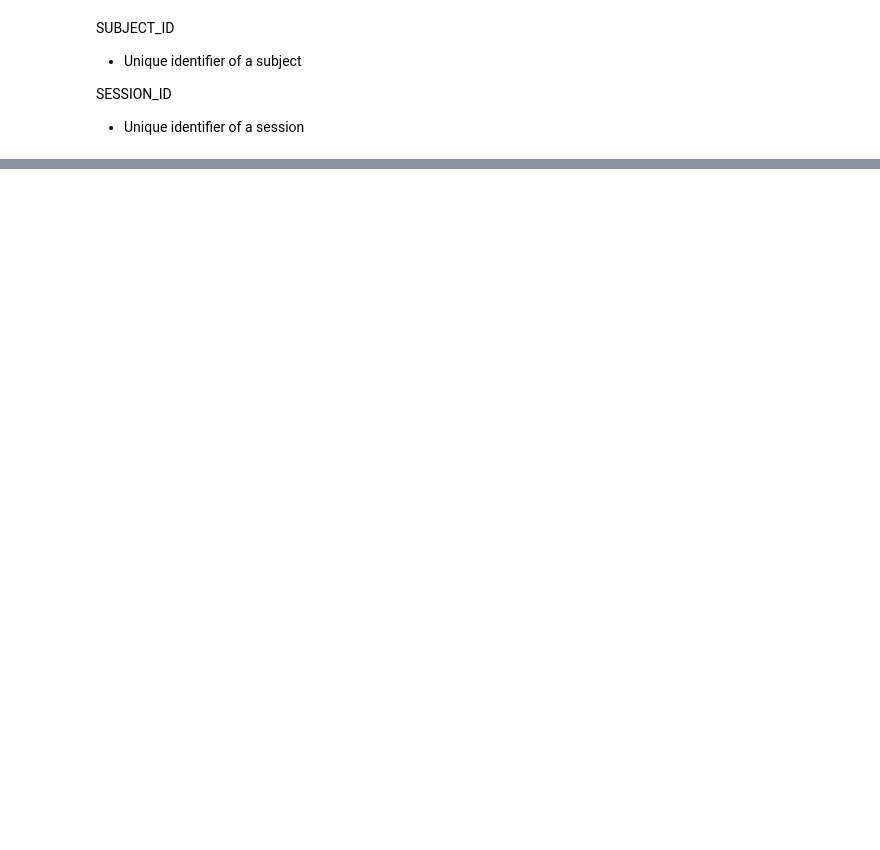
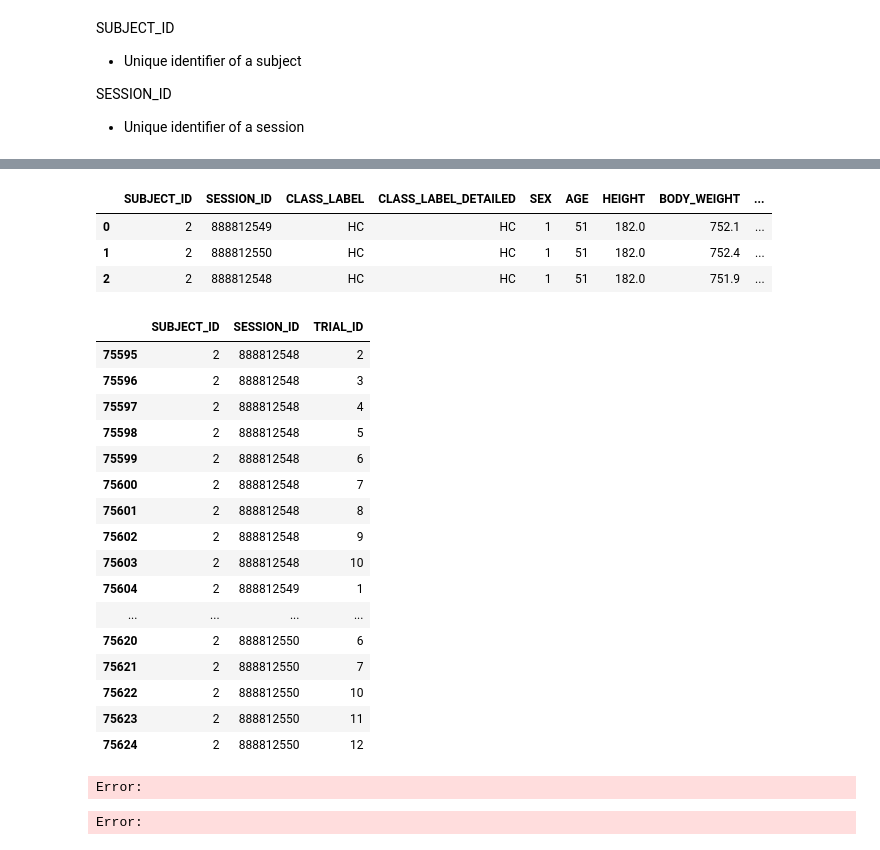
Before and after one commit to bernatsort/Therapy-Progress-Gait-Prediction, a Jupyter notebook: code.ipynb, the cells around one changed output, grey strips where cells are left out. Saved outputs shown, nothing was run; the diff lists cells and outputs as text; code cells hidden in the pictures; blank space fills up the shorter version.

```diff
--- a/code.ipynb
+++ b/code.ipynb
@@ -16,3 +22,19 @@ POSTPROCESSED_DATA_FOLDER = os.path.join(DATA_ROOT, 'postprocessed')
+# %%
+# POSTPROCDSSED DATA
+
+# Left lower extremity
+GRF_F_V_PRO_left = pd.read_csv(os.path.join(POSTPROCESSED_DATA_FOLDER, 'GRF_F_V_PRO_left.csv'))
+GRF_F_AP_PRO_left = pd.read_csv(os.path.join(POSTPROCESSED_DATA_FOLDER, 'GRF_F_AP_PRO_left.csv'))
+GRF_F_ML_PRO_left = pd.read_csv(os.path.join(POSTPROCESSED_DATA_FOLDER, 'GRF_F_ML_PRO_left.csv'))
+GRF_COP_AP_PRO_left = pd.read_csv(os.path.join(POSTPROCESSED_DATA_FOLDER, 'GRF_COP_AP_PRO_left.csv'))
+GRF_COP_ML_PRO_left = pd.read_csv(os.path.join(POSTPROCESSED_DATA_FOLDER, 'GRF_COP_ML_PRO_left.csv'))
+
+# Right lower extremity
+GRF_F_V_PRO_right = pd.read_csv(os.path.join(POSTPROCESSED_DATA_FOLDER, 'GRF_F_V_PRO_right.csv'))
+GRF_F_AP_PRO_right = pd.read_csv(os.path.join(POSTPROCESSED_DATA_FOLDER, 'GRF_F_AP_PRO_right.csv'))
+GRF_F_ML_PRO_right = pd.read_csv(os.path.join(POSTPROCESSED_DATA_FOLDER, 'GRF_F_ML_PRO_right.csv'))
+GRF_COP_AP_PRO_right = pd.read_csv(os.path.join(POSTPROCESSED_DATA_FOLDER, 'GRF_COP_AP_PRO_right.csv'))
+GRF_COP_ML_PRO_right = pd.read_csv(os.path.join(POSTPROCESSED_DATA_FOLDER, 'GRF_COP_ML_PRO_right.csv'))
 # %% [markdown]
 ## Metadata file
 # %% [markdown]
@@ -226,0 +384,27 @@ SESSION_ID
+# %%
+unbalanced_train_set_metadata[unbalanced_train_set_metadata['SUBJECT_ID']==2]
+# %% [output]
+|  | SUBJECT_ID | SESSION_ID | CLASS_LABEL | CLASS_LABEL_DETAILED | SEX | AGE | HEIGHT | BODY_WEIGHT | ... |
+| 0 | 2 | 888812549 | HC | HC | 1 | 51 | 182.0 | 752.1 | ... |
+| 1 | 2 | 888812550 | HC | HC | 1 | 51 | 182.0 | 752.4 | ... |
+| 2 | 2 | 888812548 | HC | HC | 1 | 51 | 182.0 | 751.9 | ... |
+# %%
+GRF_COP_AP_PRO_left[GRF_COP_AP_PRO_left['SUBJECT_ID']==2][['SUBJECT_ID', 'SESSION_ID', 'TRIAL_ID']]
+# %% [output]
+|  | SUBJECT_ID | SESSION_ID | TRIAL_ID |
+| 75595 | 2 | 888812548 | 2 |
+| 75596 | 2 | 888812548 | 3 |
+| 75597 | 2 | 888812548 | 4 |
+| 75598 | 2 | 888812548 | 5 |
+| 75599 | 2 | 888812548 | 6 |
+| 75600 | 2 | 888812548 | 7 |
+| 75601 | 2 | 888812548 | 8 |
+| 75602 | 2 | 888812548 | 9 |
+| 75603 | 2 | 888812548 | 10 |
+| 75604 | 2 | 888812549 | 1 |
+| ... | ... | ... | ... |
+| 75620 | 2 | 888812550 | 6 |
+| 75621 | 2 | 888812550 | 7 |
+| 75622 | 2 | 888812550 | 10 |
+| 75623 | 2 | 888812550 | 11 |
+| 75624 | 2 | 888812550 | 12 |
@@ -226,0 +442,33 @@ SESSION_ID
+# %%
+DATA_ROOT = "./gaitrec_data"
+BALANCED_TRAIN_SET_METADATA_PATH = os.path.join(DATA_ROOT, "balanced_train_set_metadata.csv")
+POSTPROCESSED_DATA_FOLDER = os.path.join(DATA_ROOT, 'postprocessed')
+
+# Load metadata of the train set
+train_metadata = pd.read_csv(BALANCED_TRAIN_SET_METADATA_PATH)
+
+# Get the unique SUBJECT_ID values from the train set
+subject_ids = train_metadata['SUBJECT_ID'].unique()
+
+# Create an empty DataFrame to store the combined data
+train_df = pd.DataFrame()
+
+# Iterate over the subject IDs and load the corresponding data
+for subject_id in subject_ids:
+    # File name pattern for the subject's data
+    file_pattern = f".csv"
+
+    # Find files matching the pattern in the postprocessed folder
+    matching_files = [file for file in os.listdir(POSTPROCESSED_DATA_FOLDER) if file.endswith(file_pattern)]
+
+    # Load and concatenate the matching files for the subject
+    subject_data = pd.concat([pd.read_csv(os.path.join(POSTPROCESSED_DATA_FOLDER, file)) for file in matching_files])
+
+    # Append the subject's data to the train_df DataFrame
+    train_df = pd.concat([train_df, subject_data], ignore_index=True)
+
+# Print the resulting train_df dataset
+print(train_df)
+# %% [output]
+Error:
+Error:
```
Also changed, not shown: parts of 33 cells of this notebook.
